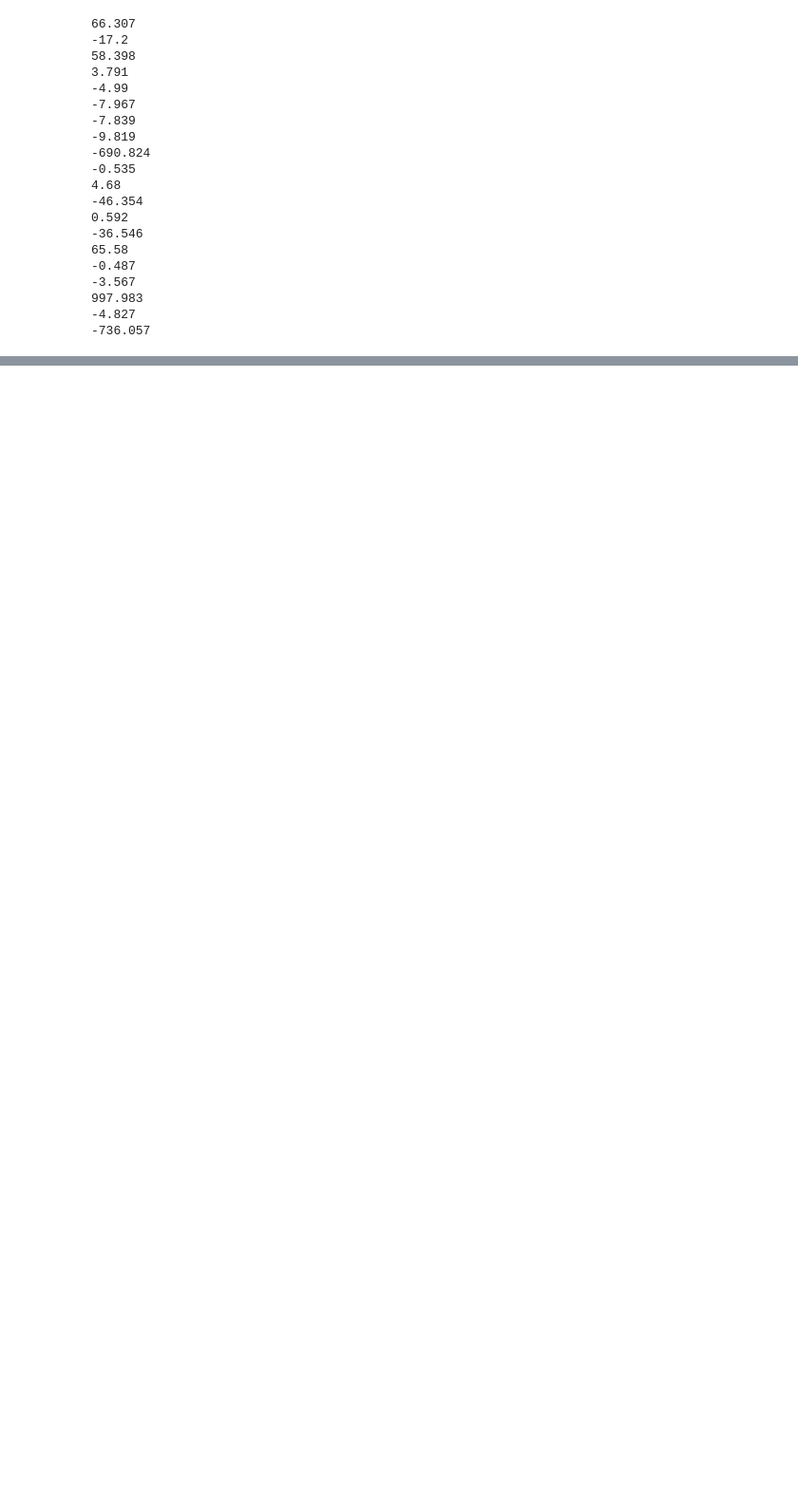
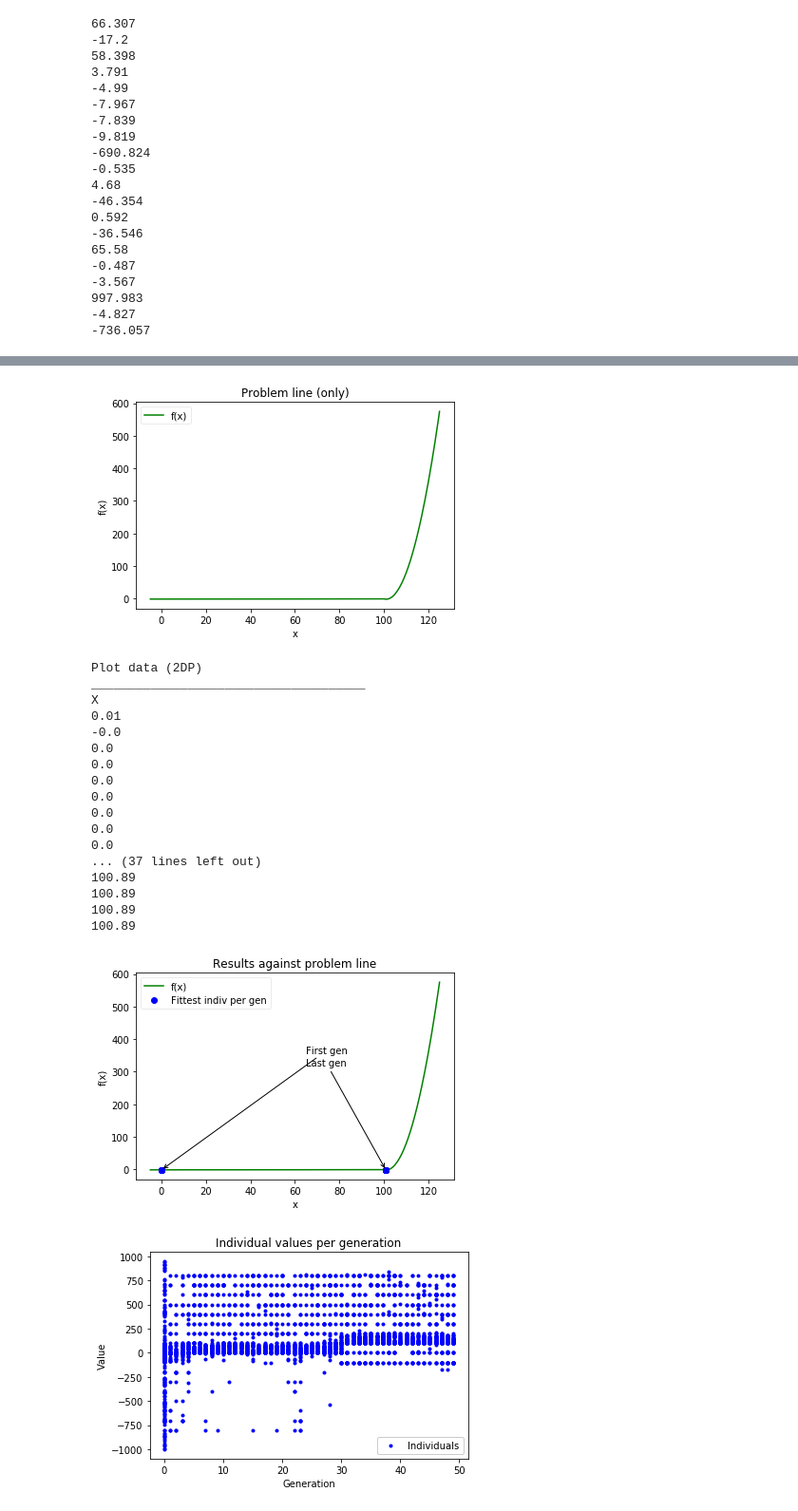
Before and after one commit to DTopping256/OT, a Jupyter notebook: problem1/geneticAlgorithms/geneticAlgorithm.ipynb, the cells around one changed output, grey strips where cells are left out. Shown: that part at 95% size. Saved outputs shown, nothing was run; the diff lists cells and outputs as text; code cells hidden in the pictures; blank space fills up the shorter version.

```diff
--- a/problem1/geneticAlgorithms/geneticAlgorithm.ipynb
+++ b/problem1/geneticAlgorithms/geneticAlgorithm.ipynb
@@ -64,13 +64,11 @@ def mutate_dna(dna, chance = None, sign_change_chance = None):
     if (random.random() <= sign_change_chance):
             dna[0] = sign_change_dictionary[dna[0]]
 
-    # Chance of digit mutation has only a chance to occur
-    if (random.random() <= chance):
-
-        # Change of random digit
-        random_index = random.randrange(1, len(dna)-1)
-        if (dna[random_index] != "."):
-            dna[random_index] = str(random.randrange(0, 9))
+    # For each digit
+    for d in [1, 2, 3, 5, 6, 7]:
+        # There is a chance for it to change to a random number
+        if (random.random() <= chance):
+            dna[d] = str(random.randrange(0, 9))
 
     return dna
 # %%
@@ -239,3 +303,3 @@ def genetic_algorithm(population_size, epochs, fitness_upper_bound, selection_fu
 # %%
-results = genetic_algorithm(POP_SIZE, EPOCHS, FITNESS_UPPER_BOUND, selection_func, CROSS_OVER_AMOUNT, MUTATION_CHANCE, SIGN_CHANGE_CHANCE, True)
+ga_results = genetic_algorithm(POP_SIZE, EPOCHS, FITNESS_UPPER_BOUND, selection_func, CROSS_OVER_AMOUNT, MUTATION_CHANCE, SIGN_CHANGE_CHANCE, True)
 # %% [output]
@@ -258,0 +323,23 @@ Post culling pop overflow size:  1000
+# %%
+plot_genetic_algorithm_metaheuristic(fitness_function, (-5, 125), ga_results, True)
+# %% [output]
+[figure, added]
+Plot data (2DP)
+_____________________________________
+X
+0.01
+-0.0
+0.0
+0.0
+0.0
+0.0
+0.0
+0.0
+0.0
+... (37 lines left out)
+100.89
+100.89
+100.89
+100.89
+[figure, added]
+[figure, added]
```
Also changed, not shown: parts of 17 cells of this notebook.
